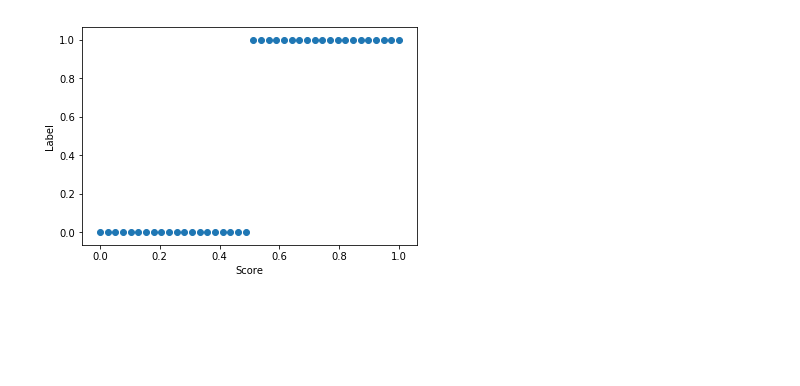
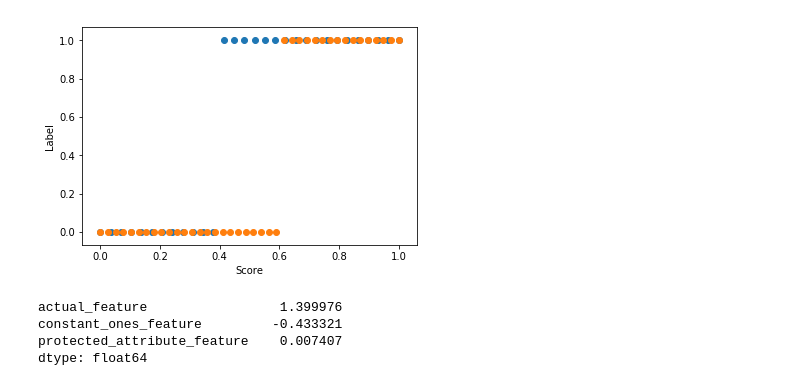
Before and after one commit to fairlearn/fairlearn, a Jupyter notebook: notebooks/Grid Search for Binary Classification.ipynb, the cells around one changed output. Saved outputs shown, nothing was run; the diff lists cells and outputs as text; code cells hidden in the pictures; blank space fills up the shorter version.

Commit message:
Finish roughing out the cells for the Binary Classification notebook Need to add the explanatory prose (and probably clean things up a bit)

```diff
--- a/notebooks/Grid Search for Binary Classification.ipynb
+++ b/notebooks/Grid Search for Binary Classification.ipynb
@@ -32,16 +32,18 @@ def simple_threshold_data(number_a0, number_a1,
                       "constant_ones_feature": np.ones(len(Y))})
     return X, Y, A
 # %%
-num_samples_a0 = 40
+num_samples_a0 = 30
 num_samples_a1 = 40
 
-score_threshold = 0.5
+a0_threshold= 0.4
+a1_threshold = 0.
 
 a0_label = 45
 a1_label = 18
 
-X, Y, A = simple_threshold_data(num_samples_a0, num_samples_a1, score_threshold, score_threshold, a0_label, a1_label)
+X, Y, A = simple_threshold_data(num_samples_a0, num_samples_a1, a0_threshold, a1_threshold, a0_label, a1_label)
 # %%
 import matplotlib.pyplot as plt
 # %%
 mask_a0 = X["protected_attribute_feature"] == a0_label
+mask_a1 = X["protected_attribute_feature"] == a1_label
@@ -67,7 +50,23 @@ Y_a0 = Y[mask_a0]
+# %%
+X_a0 = X[mask_a0]
+Y_a0 = Y[mask_a0]
+X_a1 = X[mask_a1]
+Y_a1 = Y[mask_a1]
 # %%
-plt.scatter(X_a0["actual_feature"], Y_a0)
+plt.scatter(X_a0["actual_feature"], Y_a0, label='a0')
+plt.scatter(X_a1["actual_feature"], Y_a1, label='a1')
 plt.xlabel("Score")
 plt.ylabel("Label")
 plt.show()
 # %% [output]
-[figure, old version]
+[figure, new version]
+# %%
+unfair_model = simple_learners.LeastSquaresBinaryClassifierLearner()
+unfair_model.fit(X, Y, sample_weight=np.ones(len(Y)))
+
+unfair_model.weights
+# %% [output]
+actual_feature                 1.399976
+constant_ones_feature         -0.433321
+protected_attribute_feature    0.007407
+dtype: float64
```
Also changed, not shown: parts of 17 cells of this notebook.
